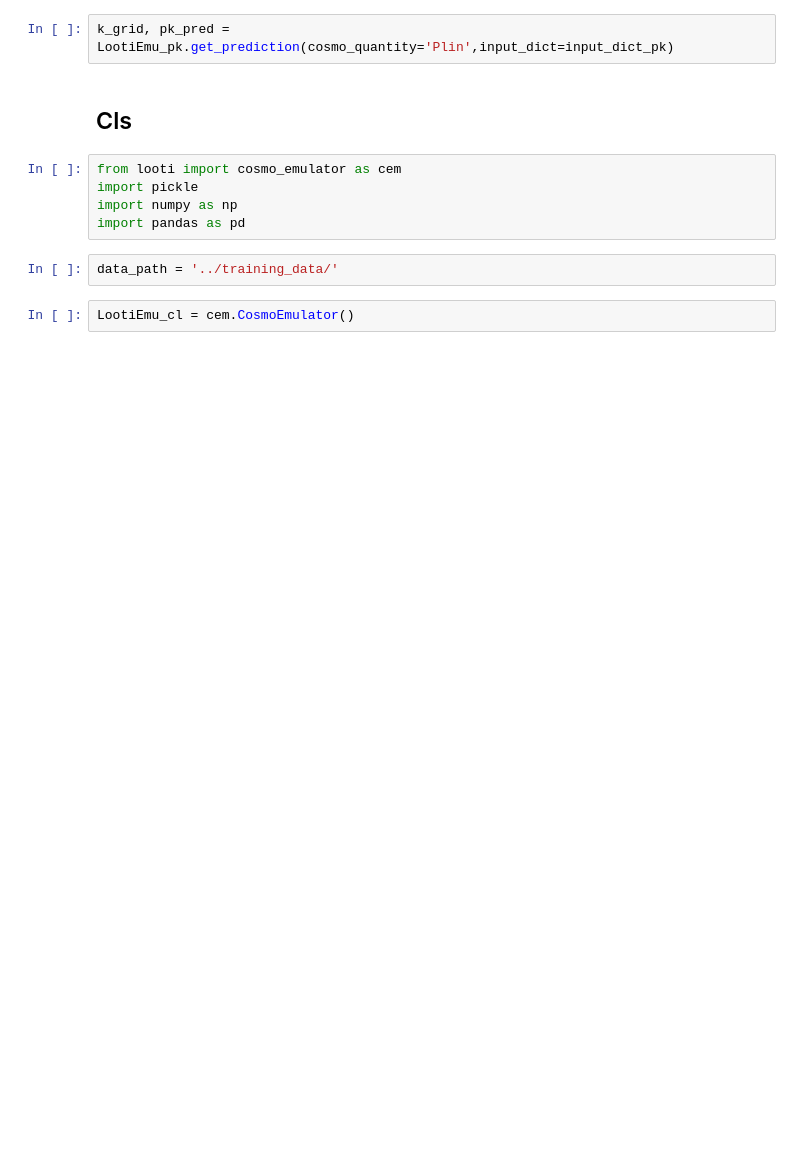
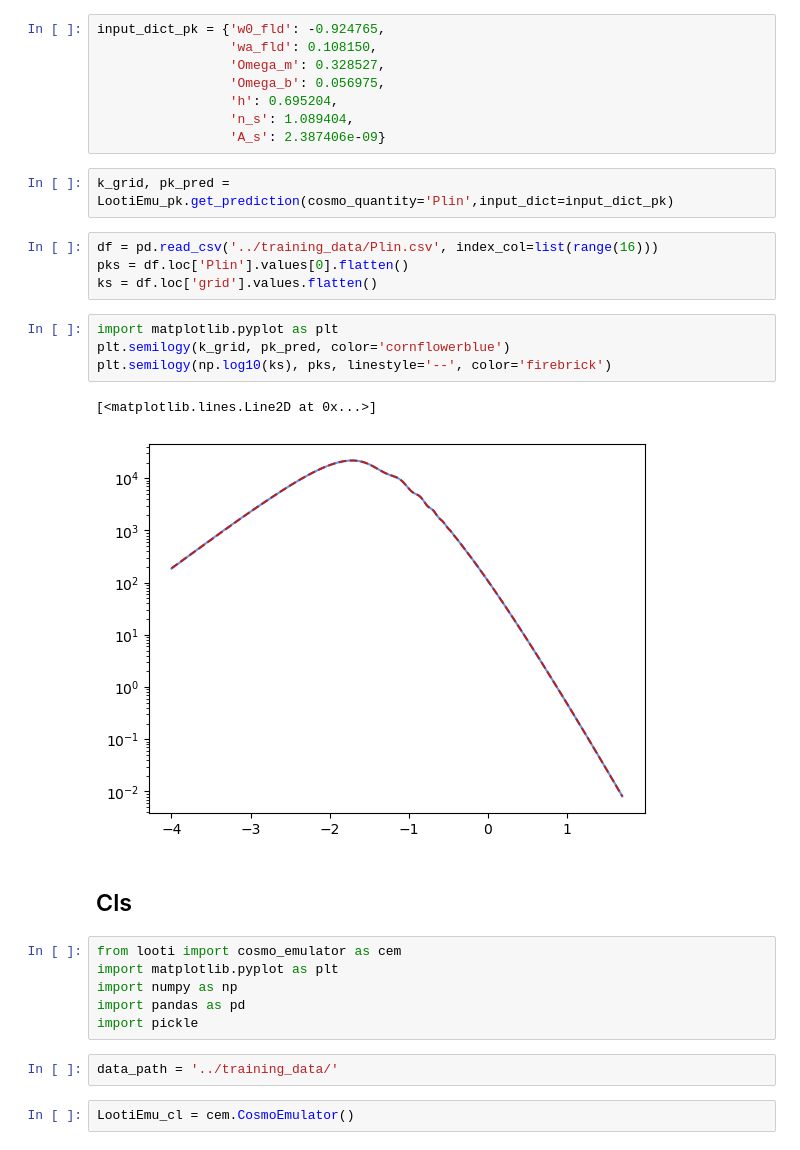
Before and after one commit to santiagocasas/looti, a Jupyter notebook: notebooks/test.ipynb, the cells around one changed output. Drawn from its saved outputs; the diff is of its cells as text; blank space fills up the shorter version.

```diff
--- a/notebooks/test.ipynb
+++ b/notebooks/test.ipynb
@@ -24,12 +17,32 @@ input_dict_pk = {'w0_fld': 1,
+# %%
+input_dict_pk = {'w0_fld': -0.924765,
+                 'wa_fld': 0.108150,
+                 'Omega_m': 0.328527,
+                 'Omega_b': 0.056975,
+                 'h': 0.695204,
+                 'n_s': 1.089404,
+                 'A_s': 2.387406e-09}
 # %%
 k_grid, pk_pred = LootiEmu_pk.get_prediction(cosmo_quantity='Plin',input_dict=input_dict_pk)
+# %%
+df = pd.read_csv('../training_data/Plin.csv', index_col=list(range(16)))
+pks = df.loc['Plin'].values[0].flatten()
+ks = df.loc['grid'].values.flatten()
+# %%
+import matplotlib.pyplot as plt
+plt.semilogy(k_grid, pk_pred, color='cornflowerblue')
+plt.semilogy(np.log10(ks), pks, linestyle='--', color='firebrick')
+# %% [output]
+[<matplotlib.lines.Line2D at 0x...>]
+[figure, added]
 # %% [markdown]
 ## Cls
 # %%
 from looti import cosmo_emulator as cem
-import pickle
+import matplotlib.pyplot as plt
 import numpy as np
 import pandas as pd
+import pickle
 # %%
 data_path = '../training_data/'
 # %%
```
Also changed, not shown: parts of 9 cells of this notebook, 3 other files.
